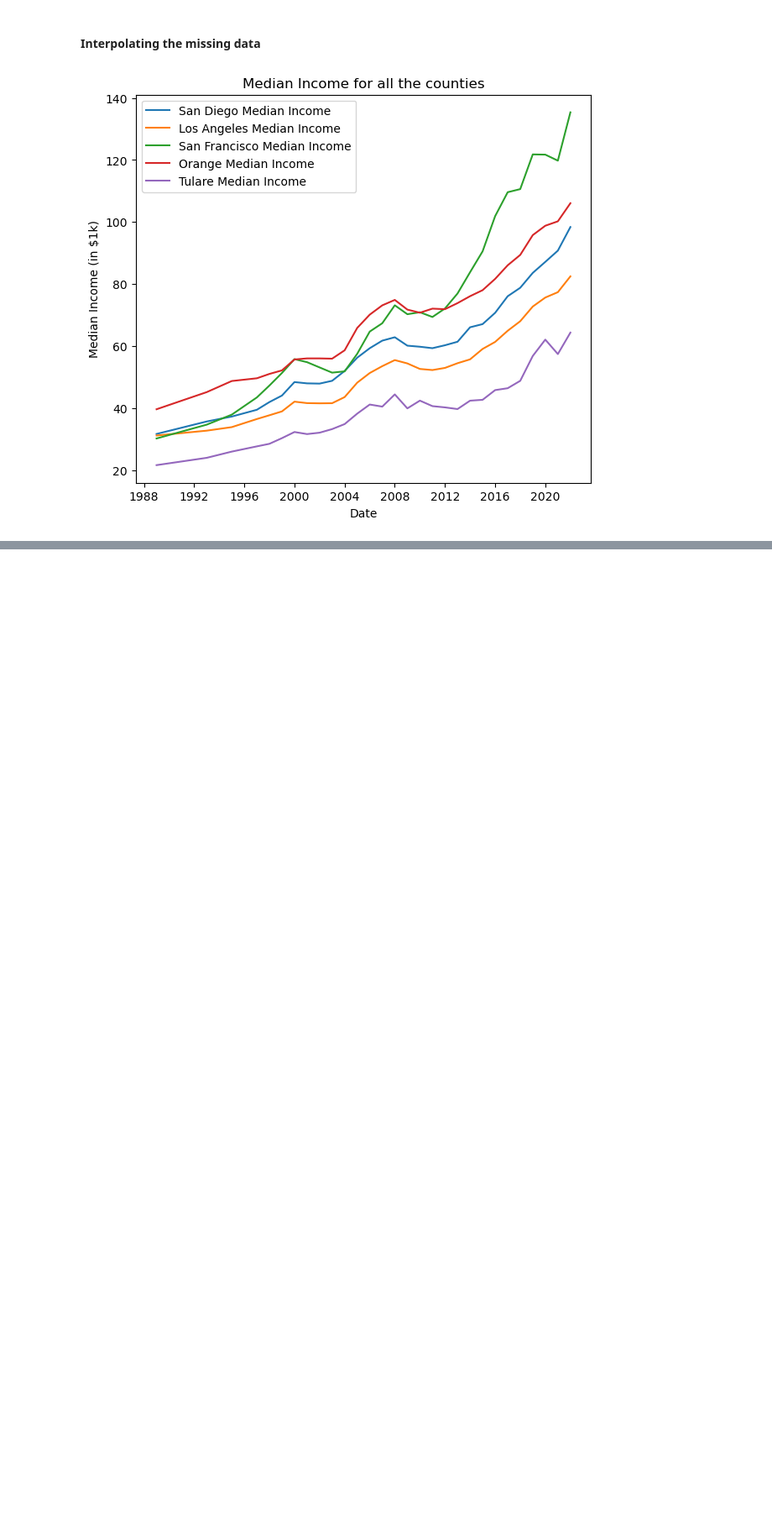
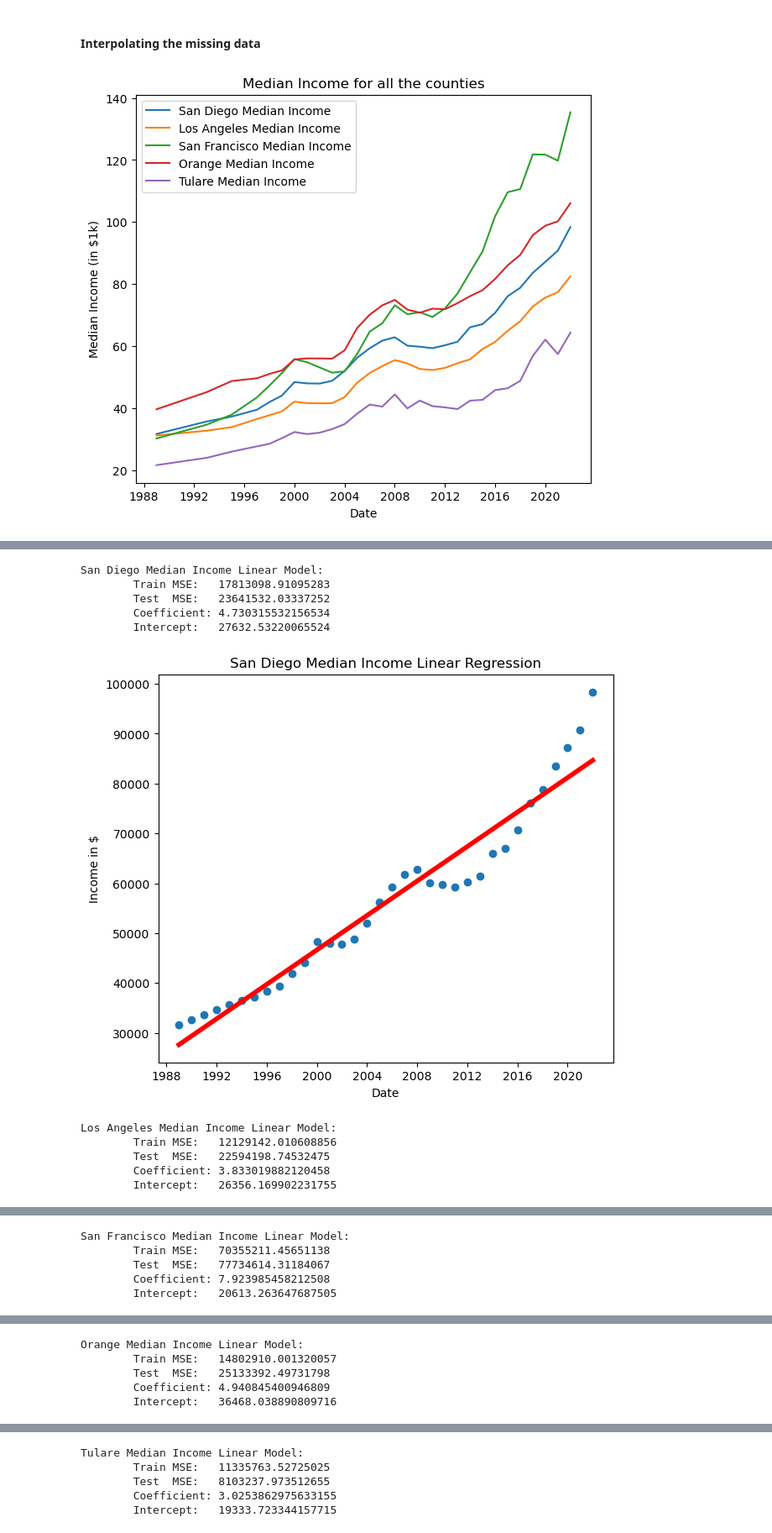
Before and after one commit to RamtinTJB/CSE151A-Project, a Jupyter notebook: notebook.ipynb, the cells around one changed output, grey strips where cells are left out. Shown at 84% size. Cells and saved outputs as stored; diff of their text form; code cells hidden in the pictures; blank space fills up the shorter version.

```diff
--- a/notebook.ipynb
+++ b/notebook.ipynb
@@ -267,0 +386,36 @@ plt.show()
+# %%
+for county in counties:
+    key = f'{county}_mi'
+    linear_dict[key] = LinearRegression()
+    X_train, X_test, y_train, y_test = train_test_split(median_income_dict[county]['df']["DATE_ENC"].to_numpy().reshape(-1,1), \
+                                                        median_income_dict[county]['df'][f"{county} Median Income"], test_size=0.1, \
+                                                        random_state=15)
+    linear_dict[key].fit(X_train, y_train)
+
+    print(f'{county} Median Income Linear Model:')
+    y_test_pred = linear_dict[key].predict(X_test)
+    y_train_pred = linear_dict[key].predict(X_train)
+    print(f'\tTrain MSE:   {mean_squared_error(y_train, y_train_pred)}')
+    print(f'\tTest  MSE:   {mean_squared_error(y_test, y_test_pred)}')
+    print(f'\tCoefficient: {linear_dict[key].coef_[0]}')
+    print(f'\tIntercept:   {linear_dict[key].intercept_}')
+    print()
+
+    plt.scatter(median_income_dict[county]['df']["Dates"], median_income_dict[county]['df'][f"{county} Median Income"])
+    plt.plot(median_income_dict[county]['df']["Dates"], linear_dict[key].predict(median_income_dict[county]['df']["DATE_ENC"].to_numpy().reshape(-1,1)), c='r', linewidth=4)
+    plt.title(f'{county} Median Income Linear Regression')
+    plt.xlabel("Date")
+    plt.ylabel("Income in $")
+    plt.show()
+# %% [output]
+San Diego Median Income Linear Model:
+        Train MSE:   17813098.91095283
+        Test  MSE:   23641532.03337252
+        Coefficient: 4.730315532156534
+        Intercept:   27632.53220065524
+[figure, added]
+Los Angeles Median Income Linear Model:
+        Train MSE:   12129142.010608856
+        Test  MSE:   22594198.74532475
+        Coefficient: 3.833019882120458
+        Intercept:   26356.169902231755
@@ -267,0 +423,5 @@ plt.show()
+San Francisco Median Income Linear Model:
+        Train MSE:   70355211.45651138
+        Test  MSE:   77734614.31184067
+        Coefficient: 7.923985458212508
+        Intercept:   20613.263647687505
@@ -267,0 +429,5 @@ plt.show()
+Orange Median Income Linear Model:
+        Train MSE:   14802910.001320057
+        Test  MSE:   25133392.49731798
+        Coefficient: 4.940845400946809
+        Intercept:   36468.038890809716
@@ -267,0 +435,5 @@ plt.show()
+Tulare Median Income Linear Model:
+        Train MSE:   11335763.52725025
+        Test  MSE:   8103237.973512655
+        Coefficient: 3.0253862975633155
+        Intercept:   19333.723344157715
```
Also changed, not shown: parts of 14 cells of this notebook.
